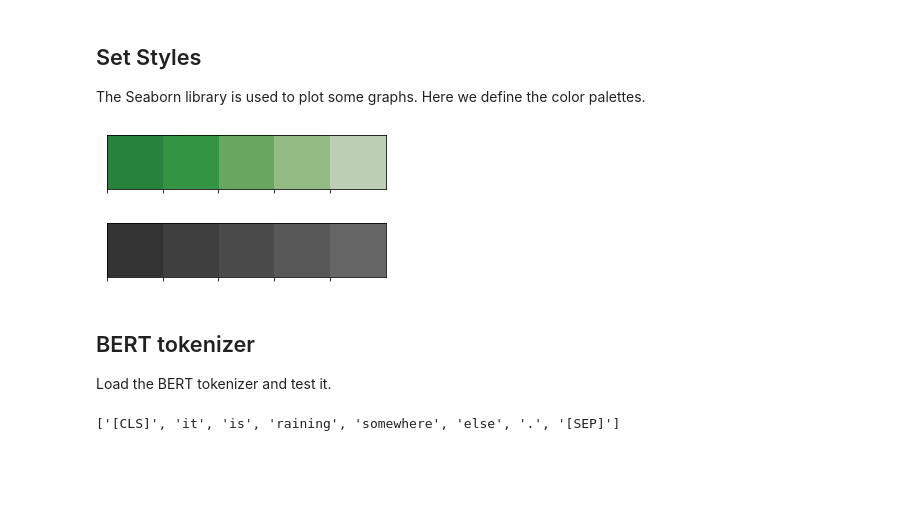
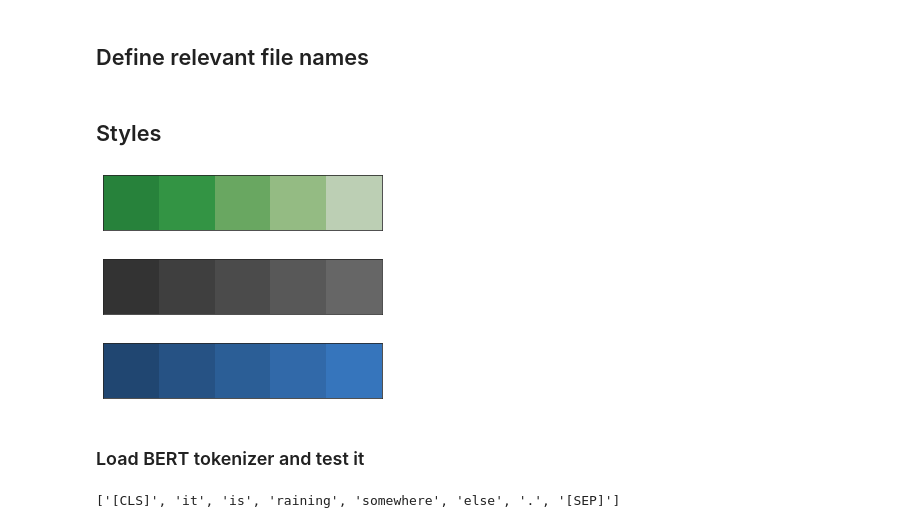
Before and after one commit to nmarceloromero/ML_Playground, a Jupyter notebook: Disaster_Tweets_BERT_MLP.ipynb, the cells around one changed output. Cells and saved outputs as stored; diff of their text form; code cells hidden in the pictures; blank space fills up the shorter version.

```diff
--- a/Disaster_Tweets_BERT_MLP.ipynb
+++ b/Disaster_Tweets_BERT_MLP.ipynb
@@ -24,4 +20,2 @@ Matplotlib is building the font cache; this may take a moment.
-# %% [markdown]
-## Set Styles
-
-The Seaborn library is used to plot some graphs. Here we define the color palettes.
+# %% [markdown]
+## Define relevant file names
@@ -28,25 +26,30 @@ The Seaborn library is used to plot some graphs. Here we define the color palett
+# %% [markdown]
+## Styles
 # %%
 # Define color palettes.
 greens = ['#27823b','#339444','#69a761','#94bb83','#bccfb4']
-darks = ['#333333','#3f3f3f','#4b4b4b','#585858','#666666']
+darks  = ['#333333','#3f3f3f','#4b4b4b','#585858','#666666']
+blues  = ['#204671','#265284','#2b5e96','#3169a9','#3675bc']
+
 cmap_greens = sns.color_palette(greens)
 cmap_darks = sns.color_palette(darks)
+cmap_blues = sns.color_palette(blues)
 sns.set_palette(cmap_greens)
 
 # Show the palettes.
 sns.palplot(cmap_greens)
 sns.palplot(cmap_darks)
+sns.palplot(cmap_blues)
 # %% [output]
-[figure, old version]
+[figure, new version]
-[figure, old version]
+[figure, new version]
+[figure, added]
 # %%
 # Set style for the figures.
 sns.set_style('white')
 plt.rcParams['font.family'] = 'monospace'
 # %% [markdown]
-## BERT tokenizer
-
-Load the BERT tokenizer and test it.
+### Load BERT tokenizer and test it
 # %%
 # Load pre-trained model tokenizer (vocabulary)
 tokenizer = BertTokenizer.from_pretrained('bert-base-uncased')
```
Also changed, not shown: parts of 34 cells of this notebook, 1 other file.
